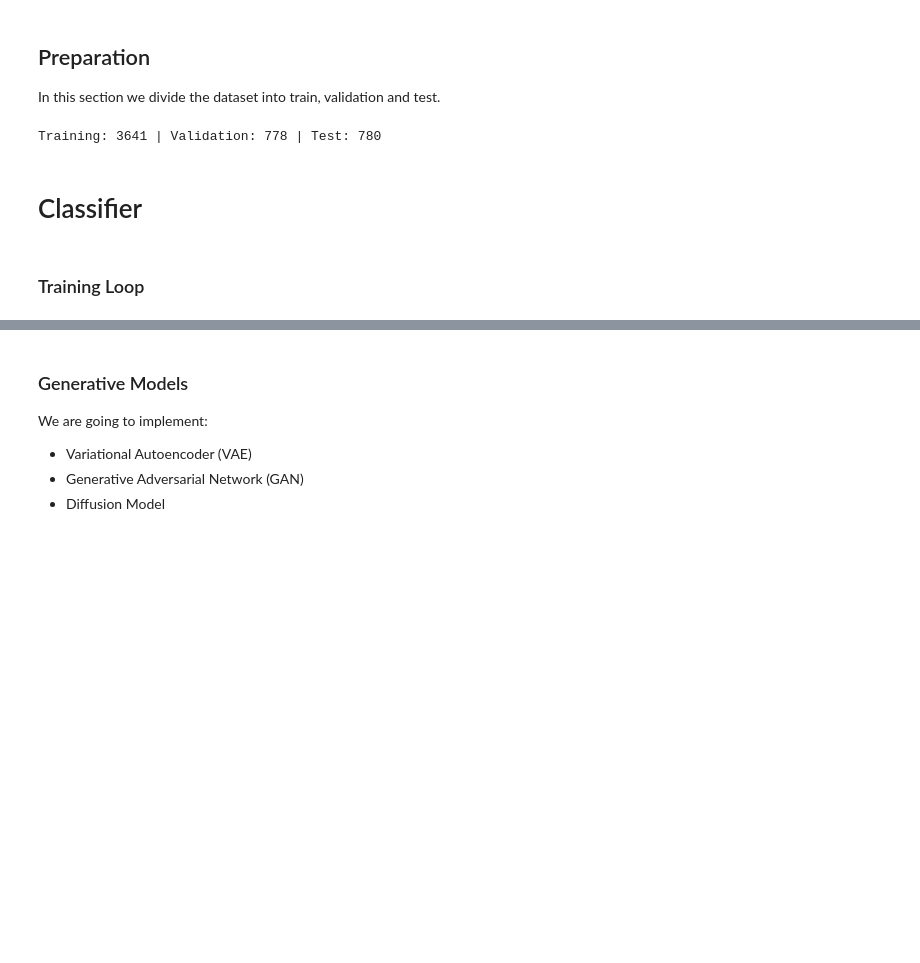
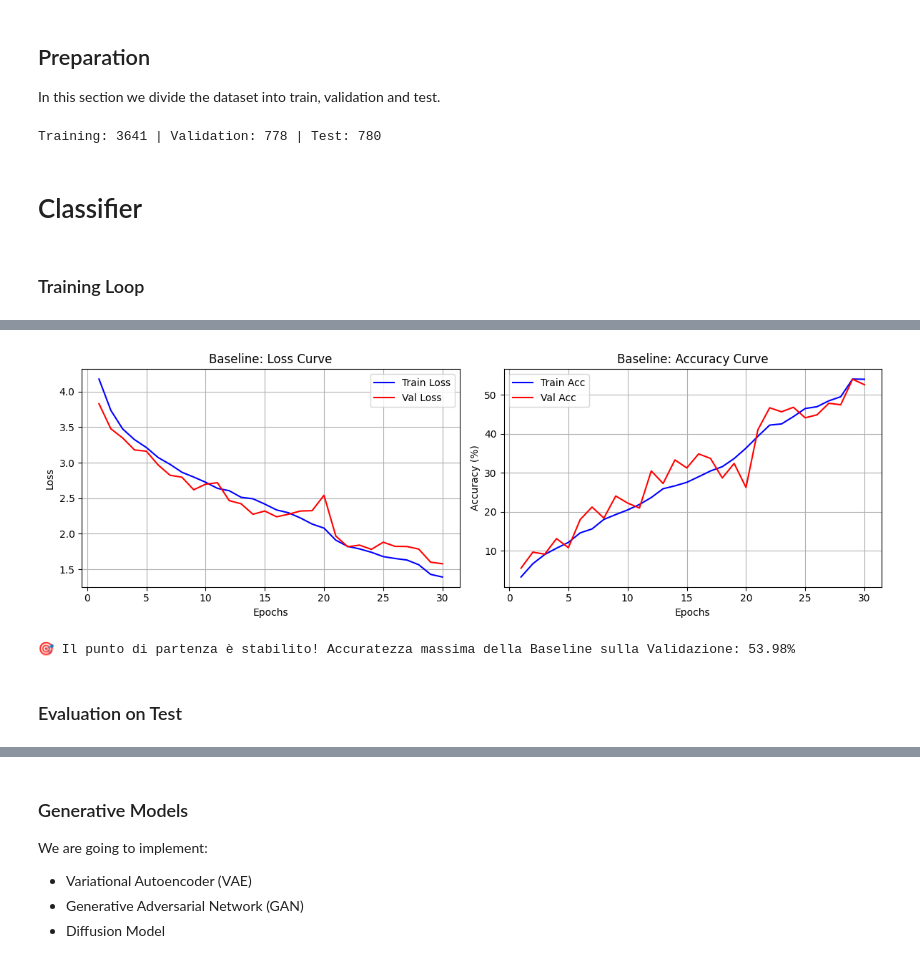
Before and after one commit to Tuco711/AML_More_Butteflies, a Jupyter notebook: TP2-students.ipynb, the cells around one changed output, grey strips where cells are left out. Saved outputs shown, nothing was run; the diff lists cells and outputs as text; code cells hidden in the pictures; blank space fills up the shorter version.

Commit message:
Insert the evaluation on the test set for the Baseline and some plot

```diff
--- a/TP2-students.ipynb
+++ b/TP2-students.ipynb
@@ -273,6 +273,8 @@ import copy
 import torch
 
 def train_model(model, train_loader, val_loader, criterion, optimizer, device, num_epochs=25, patience=5, scheduler=None):
+    model = model.to(device)
+
     history = {'train_loss': [], 'train_acc': [], 'val_loss': [], 'val_acc': []}
 
     # Early Stopping variables
@@ -359,6 +361,9 @@ n_classes = len(dataset.classes)
 model = BaselineCNN(num_classes=n_classes)
 optimizer = optim.Adam(model.parameters(), lr=0.001)
 criterion = nn.CrossEntropyLoss()
+
+num_epochs = 30
+patience = 5
 
 scheduler = optim.lr_scheduler.ReduceLROnPlateau(optimizer, mode='min', factor=0.5, patience=3)
 
@@ -377,0 +399,39 @@ NameError: name 'num_epochs' is not defined
+# %%
+import matplotlib.pyplot as plt
+
+# Estraiamo i dati salvati nella variabile history
+epochs_range = range(1, len(history['train_loss']) + 1)
+
+plt.figure(figsize=(12, 4))
+
+# Subplot per la Loss
+plt.subplot(1, 2, 1)
+plt.plot(epochs_range, history['train_loss'], label='Train Loss', color='blue')
+plt.plot(epochs_range, history['val_loss'], label='Val Loss', color='red')
+plt.title('Baseline: Loss Curve')
+plt.xlabel('Epochs')
+plt.ylabel('Loss')
+plt.legend()
+plt.grid(True)
+
+# Subplot per l'Accuracy
+plt.subplot(1, 2, 2)
+plt.plot(epochs_range, [acc * 100 for acc in history['train_acc']], label='Train Acc', color='blue')
+plt.plot(epochs_range, [acc * 100 for acc in history['val_acc']], label='Val Acc', color='red')
+plt.title('Baseline: Accuracy Curve')
+plt.xlabel('Epochs')
+plt.ylabel('Accuracy (%)')
+plt.legend()
+plt.grid(True)
+
+plt.tight_layout()
+plt.show()
+
+# Stampiamo il verdetto finale
+best_acc = max(history['val_acc']) * 100
+print(f"🎯 Il punto di partenza è stabilito! Accuratezza massima della Baseline sulla Validazione: {best_acc:.2f}%")
+# %% [output]
+[figure, added]
+🎯 Il punto di partenza è stabilito! Accuratezza massima della Baseline sulla Validazione: 53.98%
+# %% [markdown]
+### Evaluation on Test
```
Also changed, not shown: parts of 4 cells of this notebook, 1 other file.
